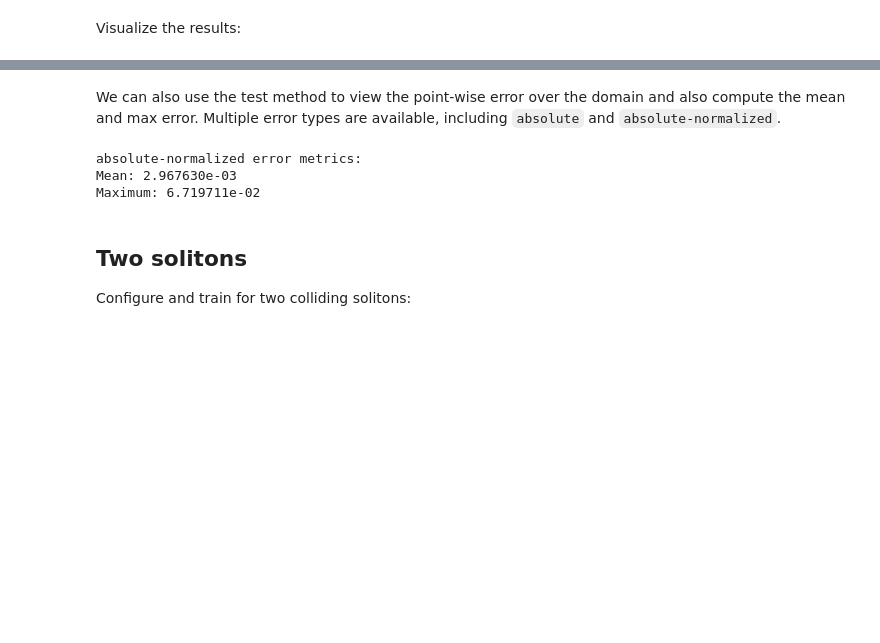
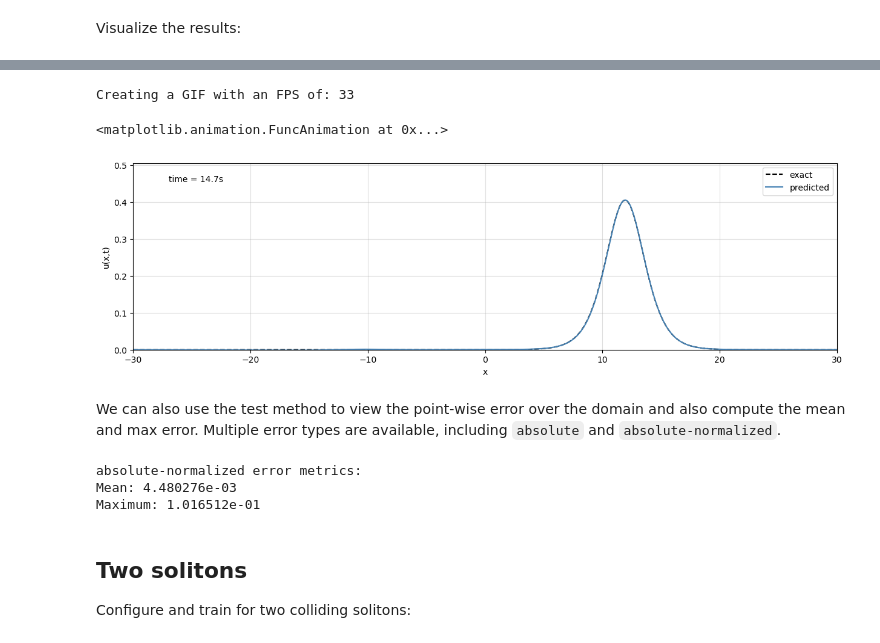
Before and after one commit to JairdanC/soliton-pinns, a Jupyter notebook: notebooks/kdv.ipynb, the cells around one changed output, grey strips where cells are left out. Saved outputs shown, nothing was run; the diff lists cells and outputs as text; code cells hidden in the pictures; blank space fills up the shorter version.

Commit message:
updated animation func

```diff
--- a/notebooks/kdv.ipynb
+++ b/notebooks/kdv.ipynb
@@ -110,11 +111,29 @@ fig = model.plot_spacetime()
+# %%
+ani = model.animate_profiles(which=('exact', 'predicted'),save_path='single_conserved_profile.gif')
+ani
+# %% [output]
+Creating a GIF with an FPS of: 33
+<matplotlib.animation.FuncAnimation at 0x...>
+[figure, added]
 # %% [markdown]
 We can also use the test method to view the point-wise error over the domain and also compute the mean and max error. Multiple error types are available, including `absolute` and `absolute-normalized`.
 # %%
+"""
+Base Model:
+absolute-normalized error metrics:
+Mean: 4.480276e-03
+Maximum: 1.016512e-01
+---
+Conserved Model:
+absolute-normalized error metrics:
+Mean: 7.863569e-04
+Maximum: 4.555855e-03
+"""
 error_stats = model.test()
 # %% [output]
 absolute-normalized error metrics:
-Mean: 2.967630e-03
-Maximum: 6.719711e-02
+Mean: 4.480276e-03
+Maximum: 1.016512e-01
 # %% [markdown]
 ## **Two solitons**
 
```
Also changed, not shown: parts of 9 cells of this notebook, 9 other files.
